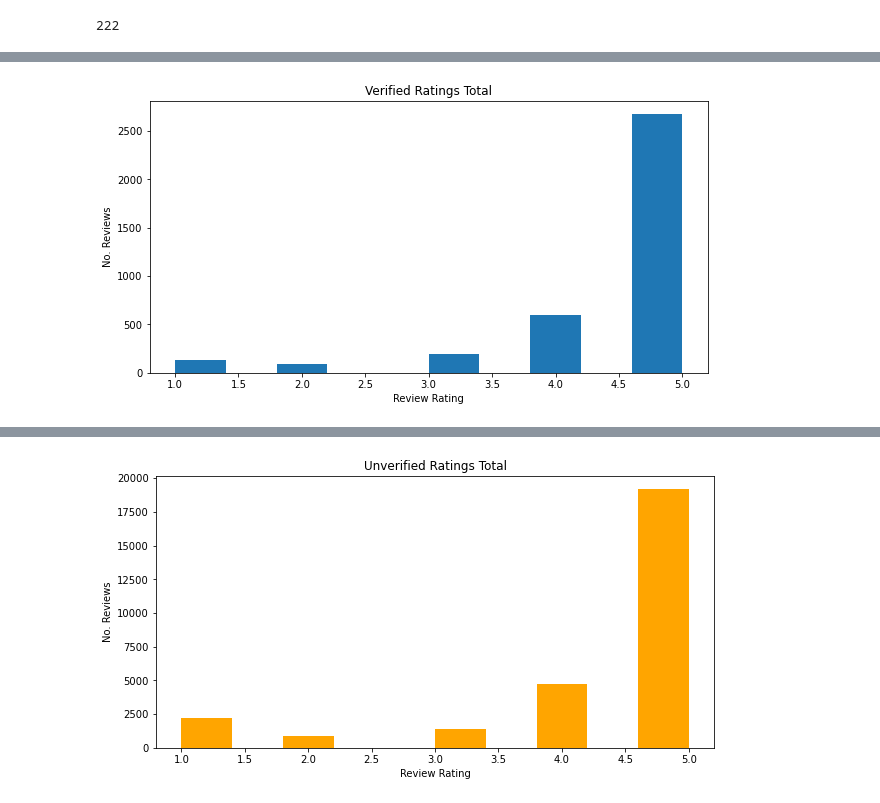
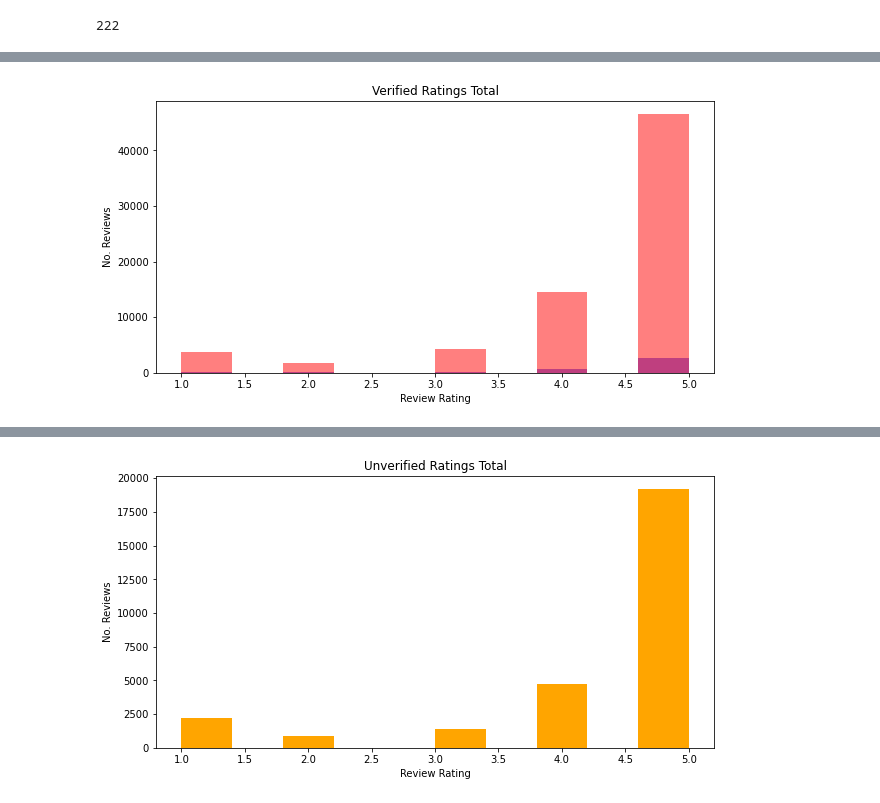
Before and after one commit to shigos/Social-Proof-Analysis-, a Jupyter notebook: notebook/win-note.ipynb, the cells around one changed output, grey strips where cells are left out. Drawn from its saved outputs; the diff is of its cells as text; code cells hidden in the pictures.

```diff
--- a/notebook/win-note.ipynb
+++ b/notebook/win-note.ipynb
@@ -69,6 +69,6 @@ root
  |-- reviews.username: string (nullable = true)
  |-- upc: string (nullable = true)
 # %%
-df_sql_brand = spark.sql("SELECT brand,categories,manufacturer,name,reviewsdate,didPurchase,doRecommend,reviewsrating,reviewstext,reviewstitle,URL FROM df_reviews")
+df_sql_brand = spark.sql("SELECT brand,categories,manufacturer,name,reviewsdate,didPurchase,doRecommend,reviewsrating,reviewstext,reviewstitle,URL,upc FROM df_reviews")
 df_sql_brand.show(10)
 # %% [output]
@@ -270,12 +407,12 @@ plt.show()
 # %%
 fig,ax = plt.subplots(figsize = (10,5))
 
-ax.hist(verifieddf['reviewsrating'])
-
-plt.xlabel('Review Rating')
-plt.ylabel('No. Reviews')
-plt.title('Verified Ratings Total')
+ax.hist(verifieddf['reviewsrating'], color = 'blue',alpha =.5)
+ax.hist(pandas_df['reviewsrating'],color ='red',alpha =.5)
+ax.set_xlabel('Review Rating')
+ax.set_ylabel('No. Reviews')
+ax.set_title('Verified Ratings Total')
 
 plt.show()
 # %% [output]
-[figure, old version]
+[figure, new version]
```
Also changed, not shown: parts of 37 cells of this notebook, 2 other files.
